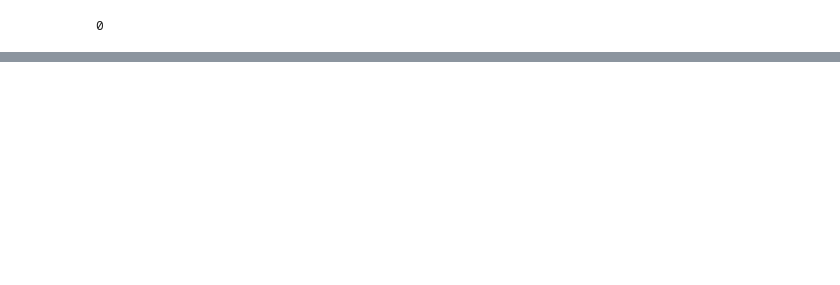
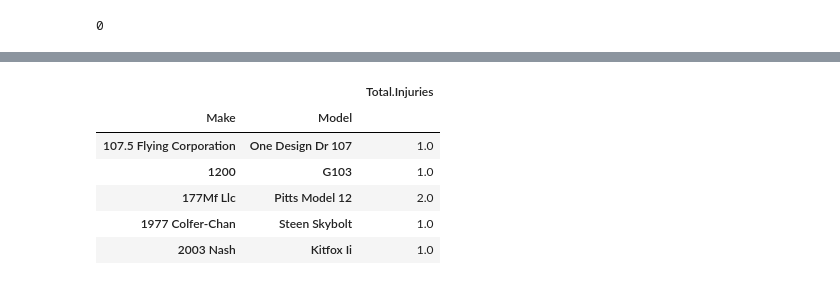
Before and after one commit to timmunene/dsc-phase-1-project-v3, a Jupyter notebook: student.ipynb, the cells around one changed output, grey strips where cells are left out. Saved outputs shown, nothing was run; the diff lists cells and outputs as text; code cells hidden in the pictures; blank space fills up the shorter version.

```diff
--- a/student.ipynb
+++ b/student.ipynb
@@ -570,0 +651,12 @@ injury_data.head(10)
+# %%
+Make_Model_piv = pd.pivot_table(injury_data, values='Total.Injuries', index=['Make', 'Model'], aggfunc='sum')
+
+Make_Model_piv.head()
+# %% [output]
+|  |  | Total.Injuries |
+| Make | Model |  |
+| 107.5 Flying Corporation | One Design Dr 107 | 1.0 |
+| 1200 | G103 | 1.0 |
+| 177Mf Llc | Pitts Model 12 | 2.0 |
+| 1977 Colfer-Chan | Steen Skybolt | 1.0 |
+| 2003 Nash | Kitfox Ii | 1.0 |
```
Also changed, not shown: parts of 53 cells of this notebook.
